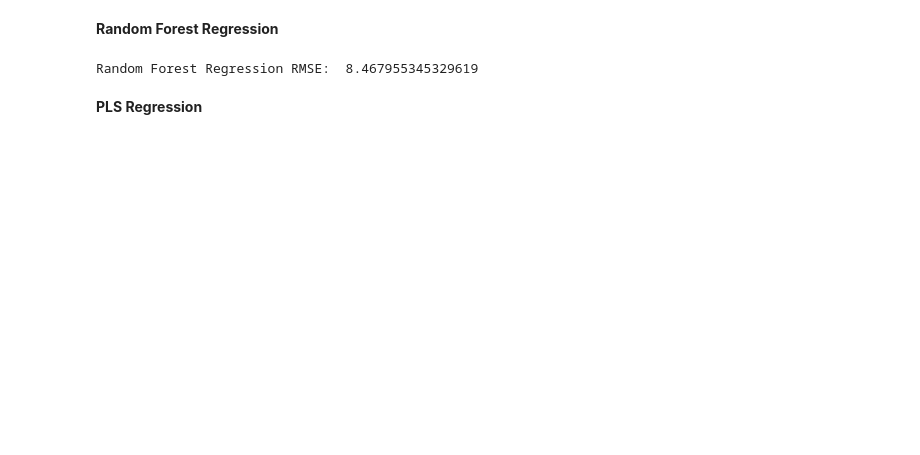
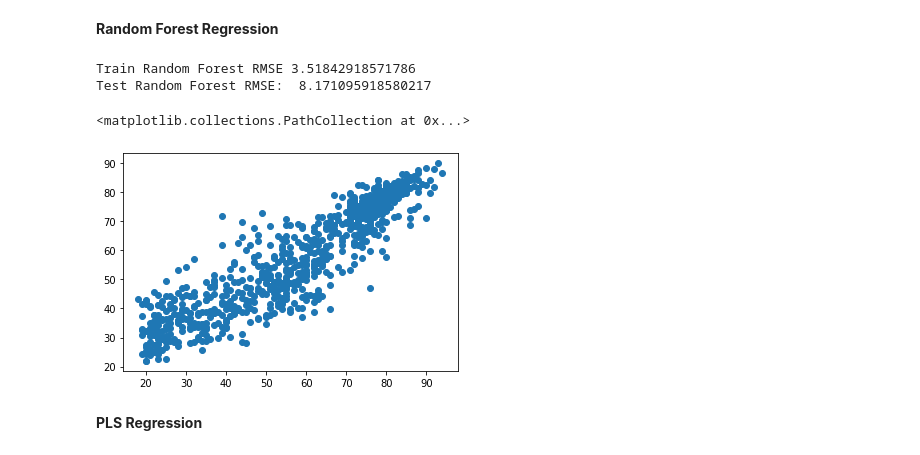
Before and after one commit to jcacierto/BMEN415Project, a Jupyter notebook: Regression/Cedric's_Regression_.ipynb, the cells around one changed output. Cells and saved outputs as stored; diff of their text form; code cells hidden in the pictures; blank space fills up the shorter version.

```diff
--- a/Regression/Cedric's_Regression_.ipynb
+++ b/Regression/Cedric's_Regression_.ipynb
@@ -157,12 +125,23 @@ x_train, x_test, y_train, y_test = train_test_split(x, y, test_size = 0.2, rando
 #Making the model:
 rf_regressor = RandomForestRegressor(n_estimators = 20, random_state = 0)
 rf_regressor.fit(x_train, y_train)
+
+y_pred_train = rf_regressor.predict(x_train)
 y_pred = rf_regressor.predict(x_test)
 # %%
+train_randomforest_rmse = np.sqrt(mean_squared_error(y_train, y_pred_train))
 randomforest_rmse = np.sqrt(mean_squared_error(y_test, y_pred))
-print("Random Forest Regression RMSE: ", randomforest_rmse)
+
+print("Train Random Forest RMSE", train_randomforest_rmse)
+print("Test Random Forest RMSE: ", randomforest_rmse)
+
+
+plt.scatter(y_test, y_pred)
 # %% [output]
-Random Forest Regression RMSE:  8.467955345329619
+Train Random Forest RMSE 3.51842918571786
+Test Random Forest RMSE:  8.171095918580217
+<matplotlib.collections.PathCollection at 0x...>
+[figure, added]
 # %% [markdown]
 **PLS Regression**
 # %%
```
Also changed, not shown: parts of 6 cells of this notebook.
